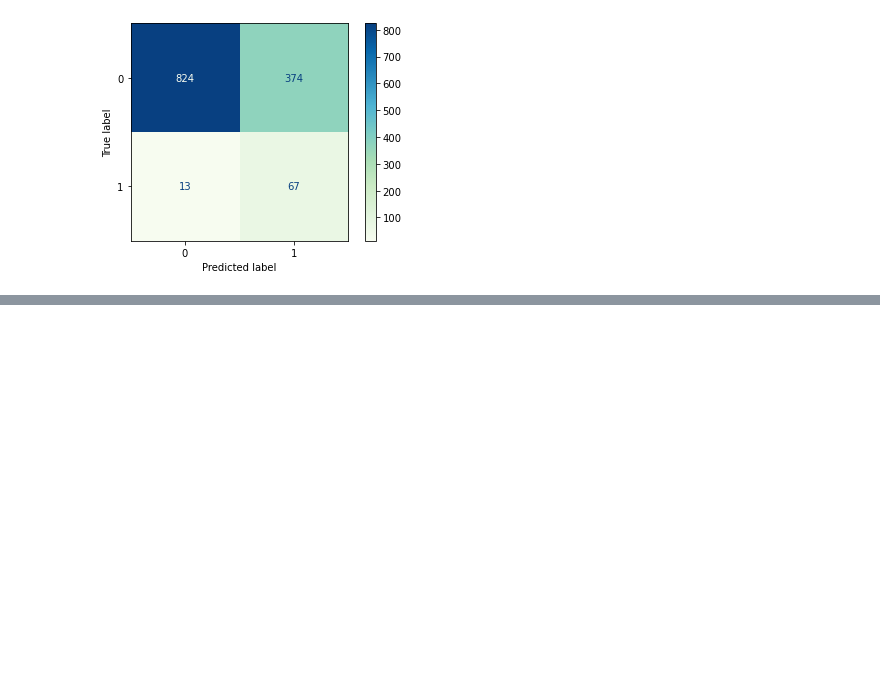
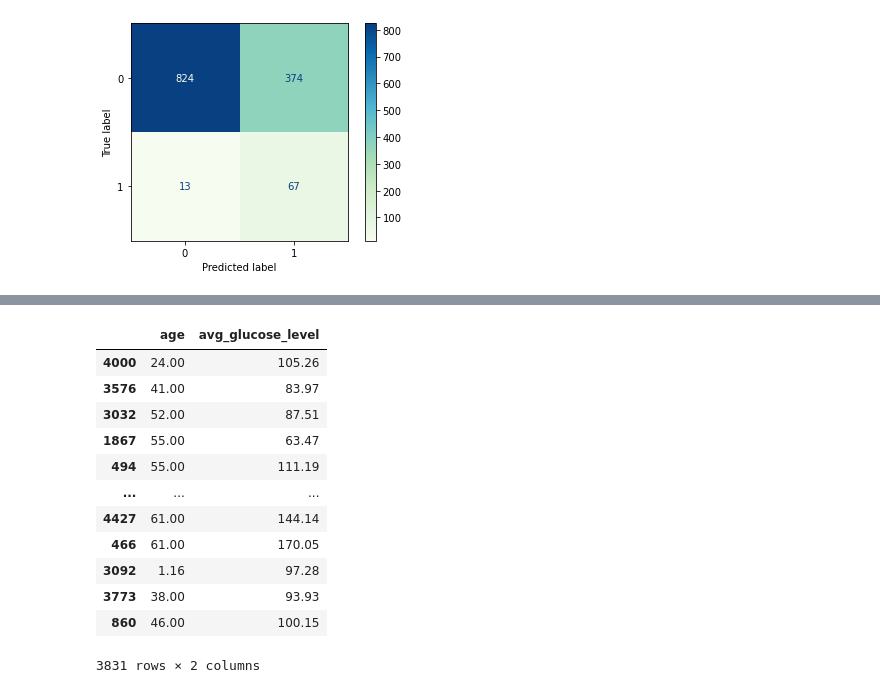
Before and after one commit to jasonarikupurathu/stroke-predictions, a Jupyter notebook: Analysis-Notebook.ipynb, the cells around one changed output, grey strips where cells are left out. Saved outputs shown, nothing was run; the diff lists cells and outputs as text; code cells hidden in the pictures; blank space fills up the shorter version.

```diff
--- a/Analysis-Notebook.ipynb
+++ b/Analysis-Notebook.ipynb
@@ -514,0 +982,16 @@ weighted avg       0.93      0.70      0.78      1278
+# %%
+X_train_nums
+# %% [output]
+|  | age | avg_glucose_level |
+| 4000 | 24.00 | 105.26 |
+| 3576 | 41.00 | 83.97 |
+| 3032 | 52.00 | 87.51 |
+| 1867 | 55.00 | 63.47 |
+| 494 | 55.00 | 111.19 |
+| ... | ... | ... |
+| 4427 | 61.00 | 144.14 |
+| 466 | 61.00 | 170.05 |
+| 3092 | 1.16 | 97.28 |
+| 3773 | 38.00 | 93.93 |
+| 860 | 46.00 | 100.15 |
+3831 rows × 2 columns
```
Also changed, not shown: parts of 66 cells of this notebook.
